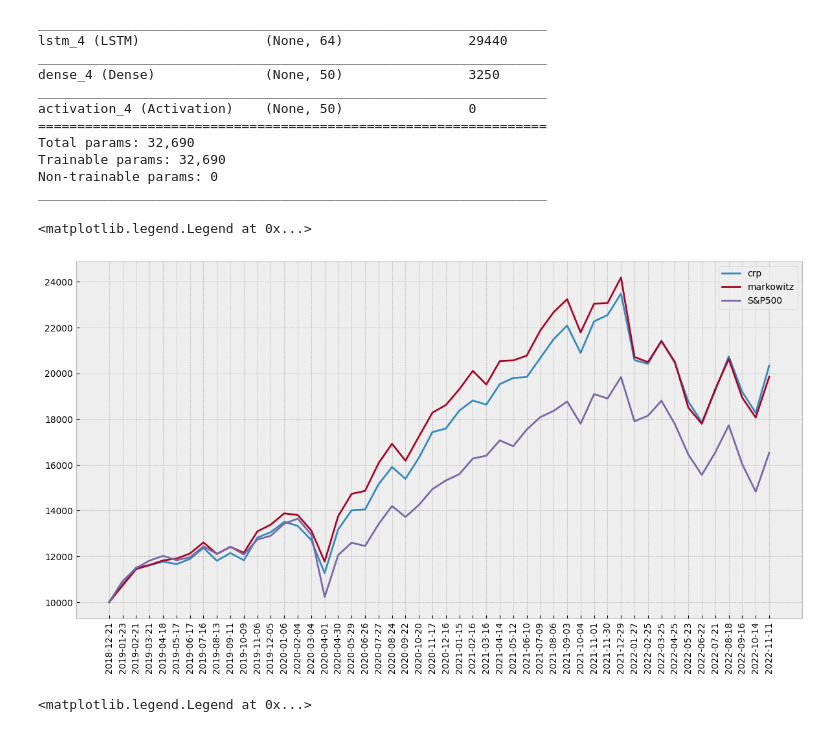
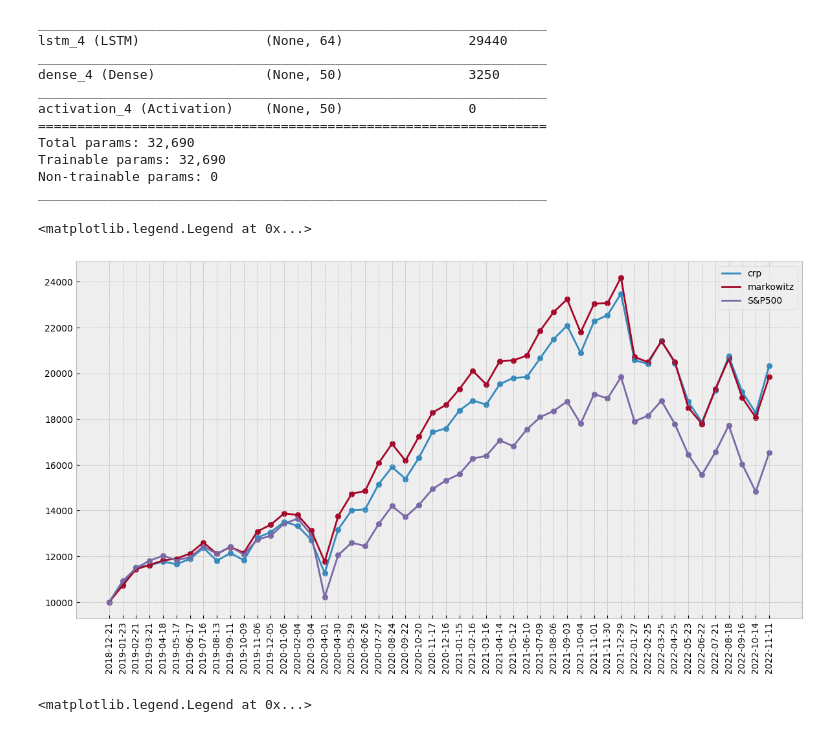
Before and after one commit to ChoiInYeol/Finance-Data-Analysis-Project, a Jupyter notebook: 3. MPN-backtest.ipynb, the cells around one changed output. Cells and saved outputs as stored; diff of their text form; code cells hidden in the pictures.

```diff
--- a/3. MPN-backtest.ipynb
+++ b/3. MPN-backtest.ipynb
@@ -252,12 +252,15 @@ _________________________________________________________________
 # %%
 plt.figure(figsize=(12, 6))
 plt.plot(perf_df)
 plt.tight_layout()
+plt.scatter(perf_df.index, perf_df['crp'])
+plt.scatter(perf_df.index, perf_df['markowitz'])
+plt.scatter(perf_df.index, perf_df['S&P500'])
 plt.xticks(rotation=90)
 plt.legend(perf_df)
 # %% [output]
 <matplotlib.legend.Legend at 0x...>
-[figure, old version]
+[figure, new version]
 # %%
 w_ratio = pd.DataFrame(w_history, columns=test.columns, index=perf_df.index[1:])
 plt.figure(figsize=(12, 6))
```
